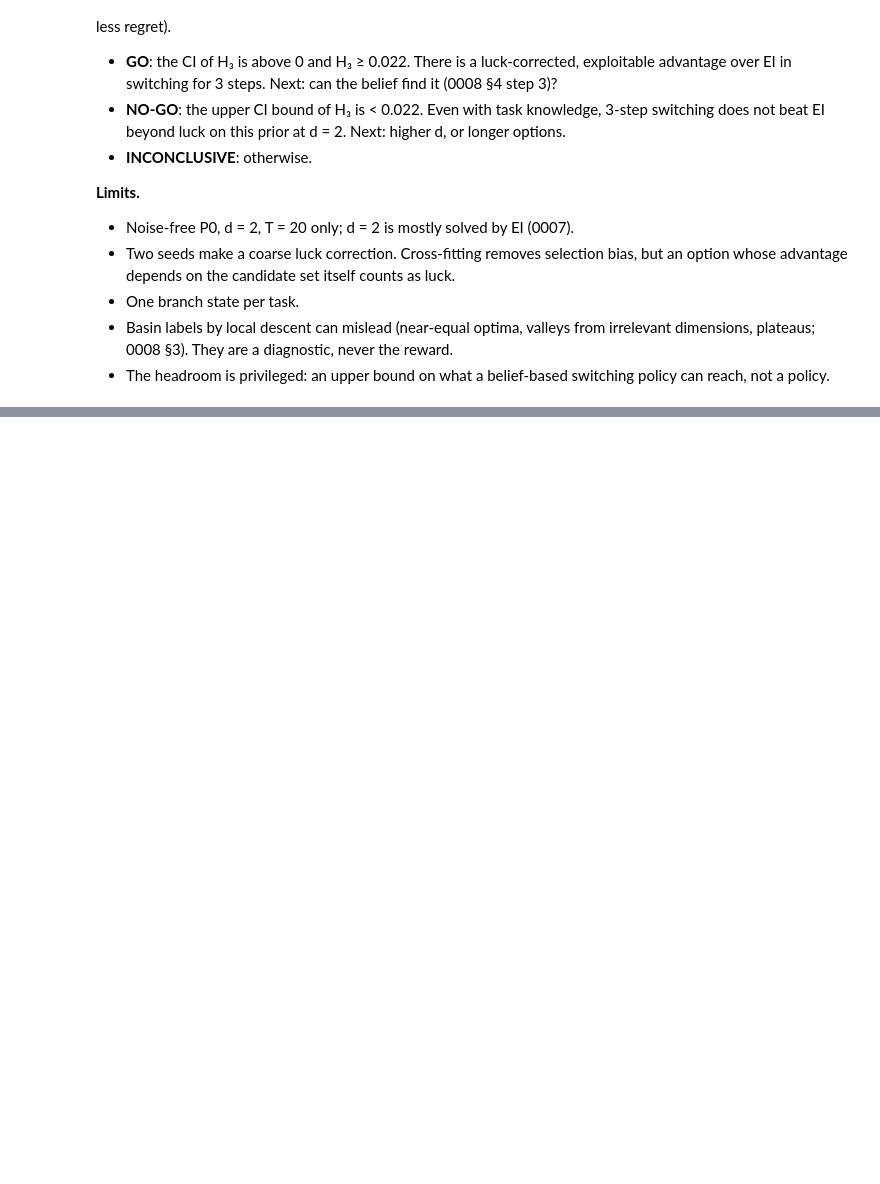
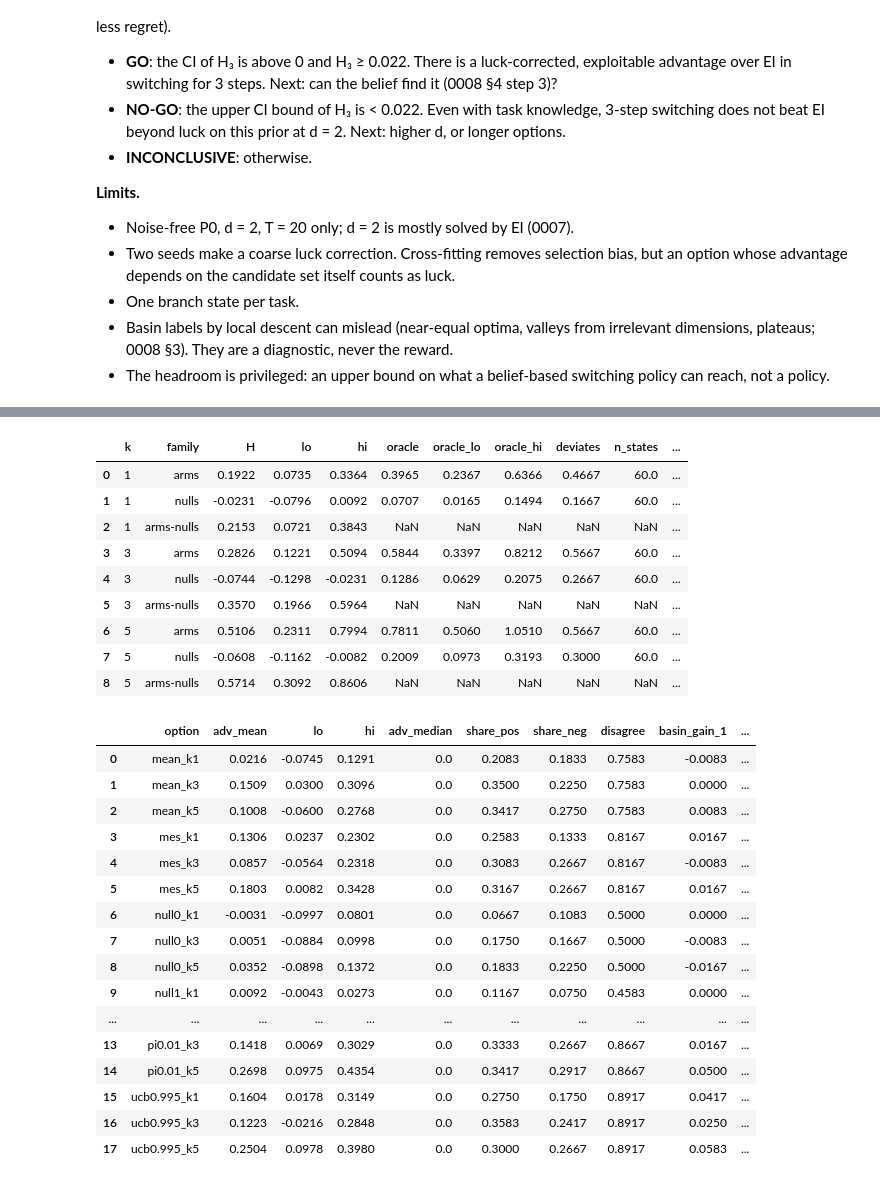
Before and after one commit to timruhkopf/anytime-acquisition, a Jupyter notebook: notebooks/12_2026-11-12_option_headroom.ipynb, the cells around one changed output, grey strips where cells are left out. Cells and saved outputs as stored; diff of their text form; code cells hidden in the pictures; blank space fills up the shorter version.

```diff
--- a/notebooks/12_2026-11-12_option_headroom.ipynb
+++ b/notebooks/12_2026-11-12_option_headroom.ipynb
@@ -77,0 +88,12 @@ show_header(snap)  # how it was run + configuration, generated from the snapshot
+# %%
+import matplotlib.pyplot as plt
+import numpy as np
+import pandas as pd
+
+from anytime_acq.analysis import load_snapshot, show_header
+from anytime_acq.analysis.options import option_verdict
+
+SNAPSHOT = "results/option_headroom/sanity_20261112-110719"
+snap = load_snapshot(SNAPSHOT)
+show_header(snap)  # how it was run + configuration, generated from the snapshot
+cfg = snap.config["task"] if hasattr(snap, "config") else None
@@ -84,0 +230,33 @@ The GO / NO-GO criterion from the description, evaluated, in one line. Record it
+# %%
+display(head.round(4))
+cols = ["option", "adv_mean", "lo", "hi", "adv_median", "share_pos", "share_neg", "disagree",
+        "basin_gain_1", "basin_gain_10", "pi_xstar", "dist_argmin_xstar"]
+display(arms_b[cols].sort_values(["option"]).round(4))
+# %% [output]
+|  | k | family | H | lo | hi | oracle | oracle_lo | oracle_hi | deviates | n_states | ... |
+| 0 | 1 | arms | 0.1922 | 0.0735 | 0.3364 | 0.3965 | 0.2367 | 0.6366 | 0.4667 | 60.0 | ... |
+| 1 | 1 | nulls | -0.0231 | -0.0796 | 0.0092 | 0.0707 | 0.0165 | 0.1494 | 0.1667 | 60.0 | ... |
+| 2 | 1 | arms-nulls | 0.2153 | 0.0721 | 0.3843 | NaN | NaN | NaN | NaN | NaN | ... |
+| 3 | 3 | arms | 0.2826 | 0.1221 | 0.5094 | 0.5844 | 0.3397 | 0.8212 | 0.5667 | 60.0 | ... |
+| 4 | 3 | nulls | -0.0744 | -0.1298 | -0.0231 | 0.1286 | 0.0629 | 0.2075 | 0.2667 | 60.0 | ... |
+| 5 | 3 | arms-nulls | 0.3570 | 0.1966 | 0.5964 | NaN | NaN | NaN | NaN | NaN | ... |
+| 6 | 5 | arms | 0.5106 | 0.2311 | 0.7994 | 0.7811 | 0.5060 | 1.0510 | 0.5667 | 60.0 | ... |
+| 7 | 5 | nulls | -0.0608 | -0.1162 | -0.0082 | 0.2009 | 0.0973 | 0.3193 | 0.3000 | 60.0 | ... |
+| 8 | 5 | arms-nulls | 0.5714 | 0.3092 | 0.8606 | NaN | NaN | NaN | NaN | NaN | ... |
+|  | option | adv_mean | lo | hi | adv_median | share_pos | share_neg | disagree | basin_gain_1 | ... |
+| 0 | mean_k1 | 0.0216 | -0.0745 | 0.1291 | 0.0 | 0.2083 | 0.1833 | 0.7583 | -0.0083 | ... |
+| 1 | mean_k3 | 0.1509 | 0.0300 | 0.3096 | 0.0 | 0.3500 | 0.2250 | 0.7583 | 0.0000 | ... |
+| 2 | mean_k5 | 0.1008 | -0.0600 | 0.2768 | 0.0 | 0.3417 | 0.2750 | 0.7583 | 0.0083 | ... |
+| 3 | mes_k1 | 0.1306 | 0.0237 | 0.2302 | 0.0 | 0.2583 | 0.1333 | 0.8167 | 0.0167 | ... |
+| 4 | mes_k3 | 0.0857 | -0.0564 | 0.2318 | 0.0 | 0.3083 | 0.2667 | 0.8167 | -0.0083 | ... |
+| 5 | mes_k5 | 0.1803 | 0.0082 | 0.3428 | 0.0 | 0.3167 | 0.2667 | 0.8167 | 0.0167 | ... |
+| 6 | null0_k1 | -0.0031 | -0.0997 | 0.0801 | 0.0 | 0.0667 | 0.1083 | 0.5000 | 0.0000 | ... |
+| 7 | null0_k3 | 0.0051 | -0.0884 | 0.0998 | 0.0 | 0.1750 | 0.1667 | 0.5000 | -0.0083 | ... |
+| 8 | null0_k5 | 0.0352 | -0.0898 | 0.1372 | 0.0 | 0.1833 | 0.2250 | 0.5000 | -0.0167 | ... |
+| 9 | null1_k1 | 0.0092 | -0.0043 | 0.0273 | 0.0 | 0.1167 | 0.0750 | 0.4583 | 0.0000 | ... |
+| ... | ... | ... | ... | ... | ... | ... | ... | ... | ... | ... |
+| 13 | pi0.01_k3 | 0.1418 | 0.0069 | 0.3029 | 0.0 | 0.3333 | 0.2667 | 0.8667 | 0.0167 | ... |
+| 14 | pi0.01_k5 | 0.2698 | 0.0975 | 0.4354 | 0.0 | 0.3417 | 0.2917 | 0.8667 | 0.0500 | ... |
+| 15 | ucb0.995_k1 | 0.1604 | 0.0178 | 0.3149 | 0.0 | 0.2750 | 0.1750 | 0.8917 | 0.0417 | ... |
+| 16 | ucb0.995_k3 | 0.1223 | -0.0216 | 0.2848 | 0.0 | 0.3583 | 0.2417 | 0.8917 | 0.0250 | ... |
+| 17 | ucb0.995_k5 | 0.2504 | 0.0978 | 0.3980 | 0.0 | 0.3000 | 0.2667 | 0.8917 | 0.0583 | ... |
```
Also changed, not shown: parts of 11 cells of this notebook, 16 other files.
